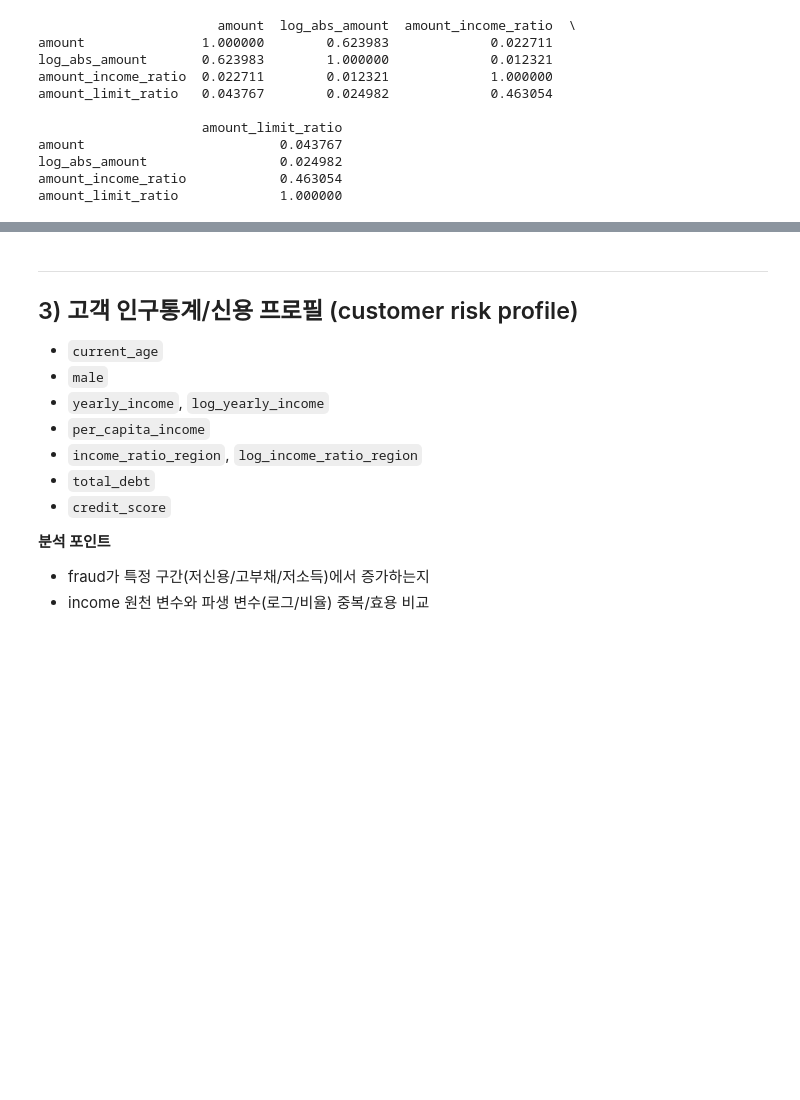
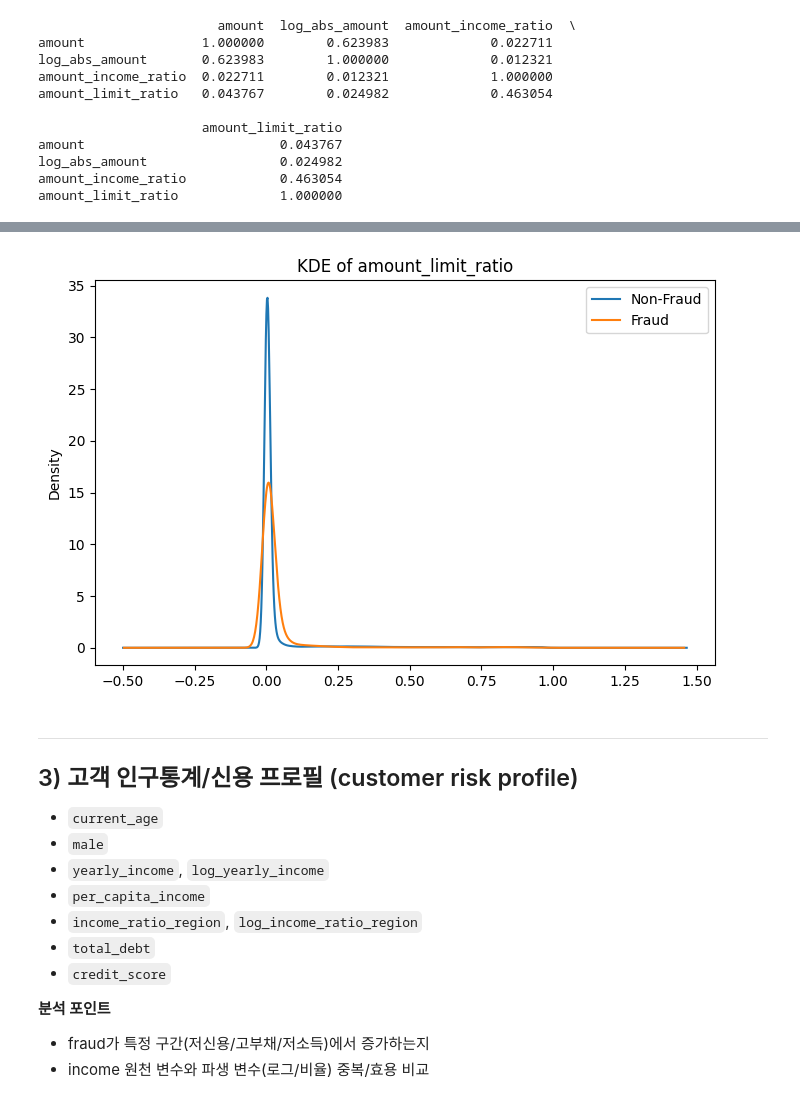
Before and after one commit to BDAIFin/knk, a Jupyter notebook: feature_signal_screening.ipynb, the cells around one changed output, grey strips where cells are left out. Drawn from its saved outputs; the diff is of its cells as text; code cells hidden in the pictures; blank space fills up the shorter version.

```diff
--- a/feature_signal_screening.ipynb
+++ b/feature_signal_screening.ipynb
@@ -1728,3 +1740,24 @@ amount_limit_ratio             1.000000
+# %%
+upper = df["amount_limit_ratio"].quantile(0.995)
+lower = df["amount_limit_ratio"].quantile(0.005)
+
+df_clip = df[
+    (df["amount_limit_ratio"] < upper) &
+    (df["amount_limit_ratio"] > lower)
+]
+# %%
+df_nf = df_clip[df_clip["fraud"] == 0]
+df_f  = df_clip[df_clip["fraud"] == 1]
+
+plt.figure(figsize=(8,5))
+df_nf["amount_limit_ratio"].plot.kde(label="Non-Fraud")
+df_f["amount_limit_ratio"].plot.kde(label="Fraud")
+
+plt.legend()
+plt.title("KDE of amount_limit_ratio")
+plt.show()
+# %% [output]
+[figure, added]
 # %% [markdown]
 ---
 
```
Also changed, not shown: parts of 20 cells of this notebook.
